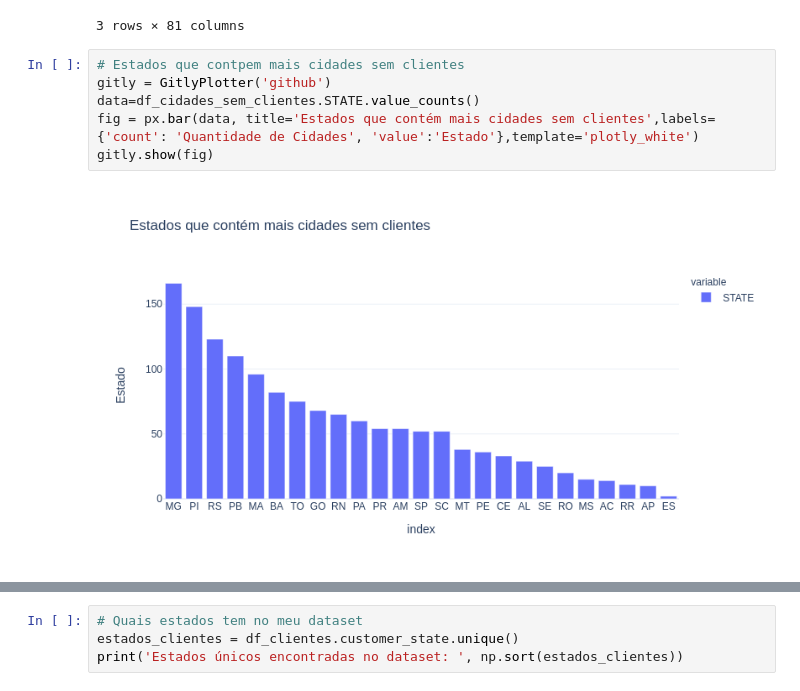
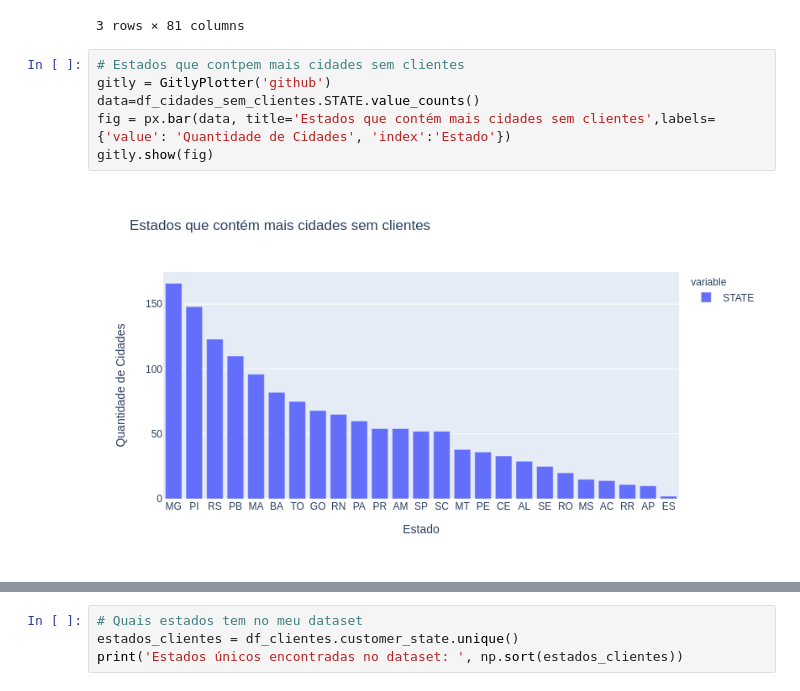
Before and after one commit to vf-fontes/intro-cd, a Jupyter notebook: 20200930_Olist.ipynb, the cells around one changed output, grey strips where cells are left out. Cells and saved outputs as stored; diff of their text form.

```diff
--- a/20200930_Olist.ipynb
+++ b/20200930_Olist.ipynb
@@ -144,8 +144,8 @@ df_cidades_sem_clientes.head(3)
 # %%
 # Estados que contpem mais cidades sem clientes
 gitly = GitlyPlotter('github')
 data=df_cidades_sem_clientes.STATE.value_counts()
-fig = px.bar(data, title='Estados que contém mais cidades sem clientes',labels={'count': 'Quantidade de Cidades', 'value':'Estado'},template='plotly_white')
+fig = px.bar(data, title='Estados que contém mais cidades sem clientes',labels={'value': 'Quantidade de Cidades', 'index':'Estado'})
 gitly.show(fig)
 # %% [output]
-[figure, old version]
+[figure, new version]
```
Also changed, not shown: parts of 8 cells of this notebook.
